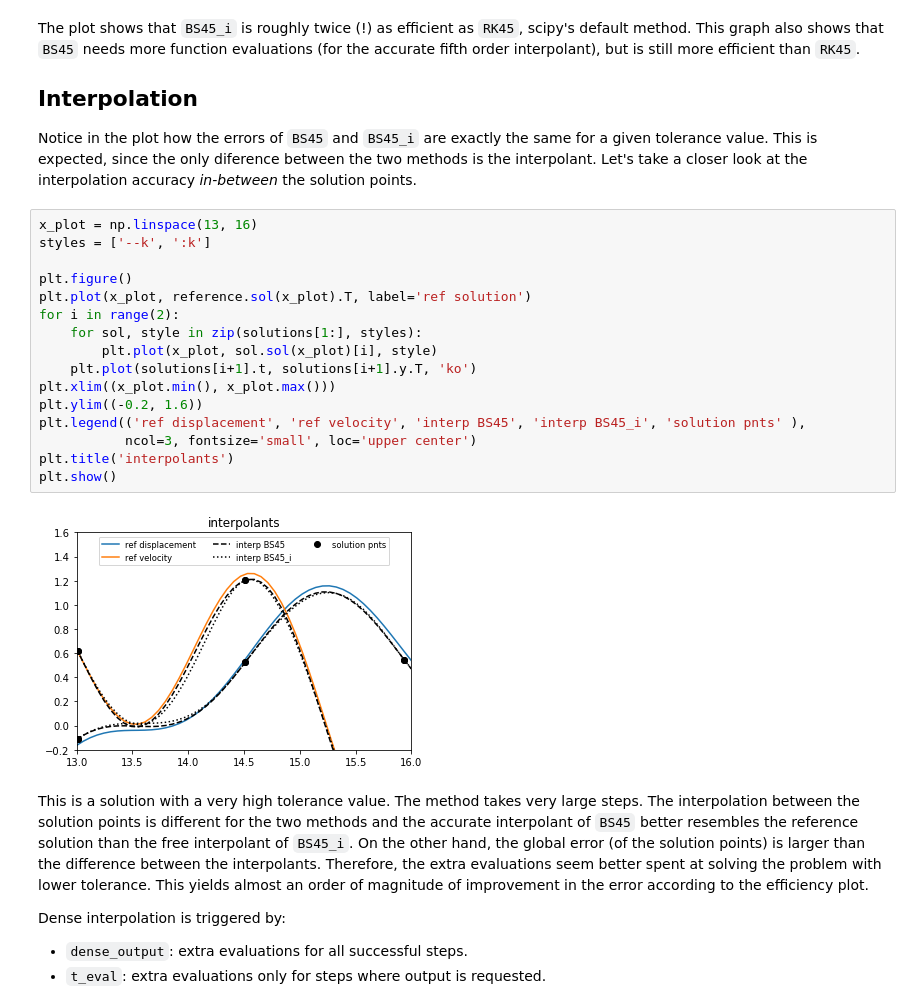
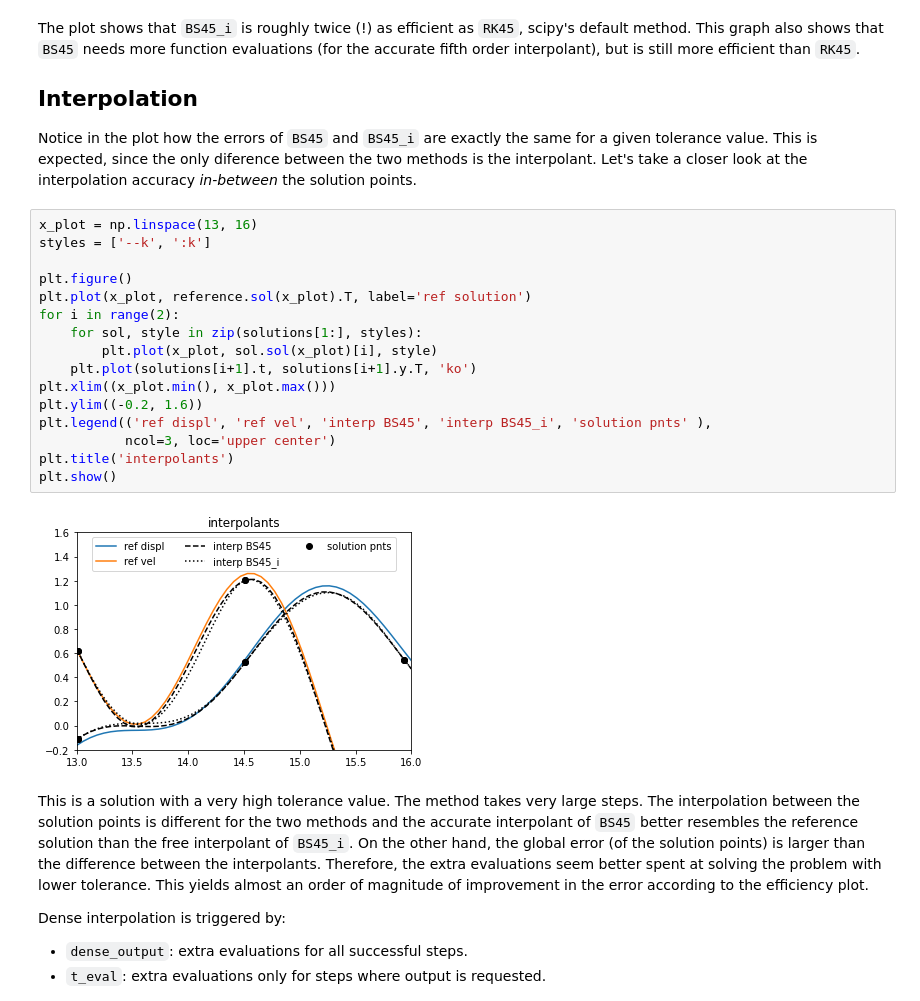
Before and after one commit to WRKampi/extensisq, a Jupyter notebook: docs/Bogacki_Shampine.ipynb, the cells around one changed output. Drawn from its saved outputs; the diff is of its cells as text.

```diff
--- a/docs/Bogacki_Shampine.ipynb
+++ b/docs/Bogacki_Shampine.ipynb
@@ -85,21 +85,21 @@ Notice in the plot how the errors of `BS45` and `BS45_i` are exactly the same fo
 # %%
 x_plot = np.linspace(13, 16)
 styles = ['--k', ':k']
 
 plt.figure()
 plt.plot(x_plot, reference.sol(x_plot).T, label='ref solution')
 for i in range(2):
     for sol, style in zip(solutions[1:], styles):
         plt.plot(x_plot, sol.sol(x_plot)[i], style)
     plt.plot(solutions[i+1].t, solutions[i+1].y.T, 'ko')
 plt.xlim((x_plot.min(), x_plot.max()))
 plt.ylim((-0.2, 1.6))
-plt.legend(('ref displacement', 'ref velocity', 'interp BS45', 'interp BS45_i', 'solution pnts' ),
-           ncol=3, fontsize='small', loc='upper center')
+plt.legend(('ref displ', 'ref vel', 'interp BS45', 'interp BS45_i', 'solution pnts' ),
+           ncol=3, loc='upper center')
 plt.title('interpolants')
 plt.show()
 # %% [output]
-[figure, old version]
+[figure, new version]
 # %% [markdown]
 This is a solution with a very high tolerance value. The method takes very large steps. The interpolation between the solution points is different for the two methods and the accurate interpolant of `BS45` better resembles the reference solution than the free interpolant of `BS45_i`. On the other hand, the global error (of the solution points) is larger than the difference between the interpolants. Therefore, the extra evaluations seem better spent at solving the problem with lower tolerance. This yields almost an order of magnitude of improvement in the error according to the efficiency plot.
 
```
